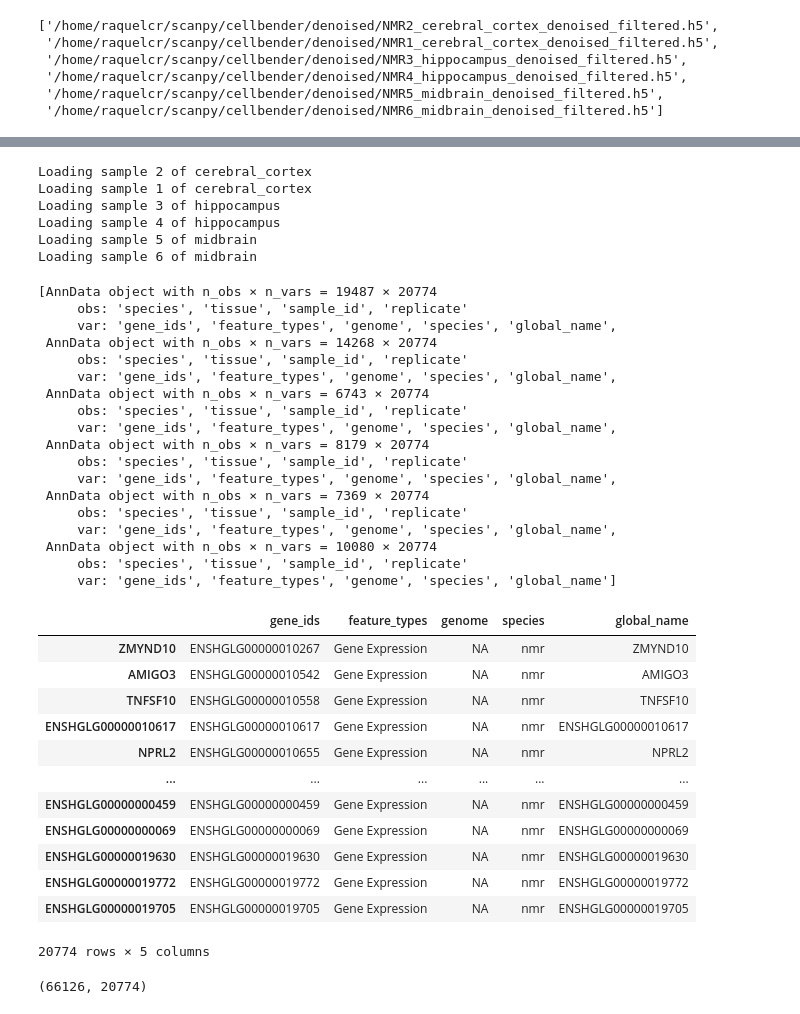
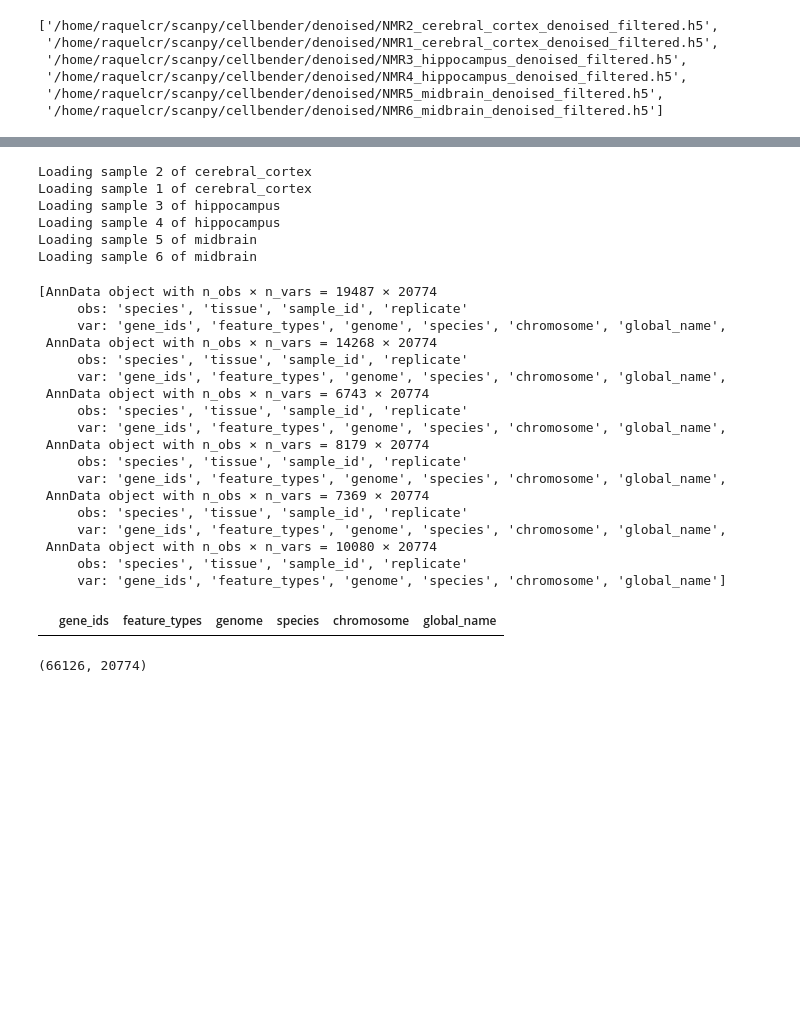
Before and after one commit to raqcoss/NMR-snRNA-seq, a Jupyter notebook: scanpy/merge_data.ipynb, the cells around one changed output, grey strips where cells are left out. Drawn from its saved outputs; the diff is of its cells as text; code cells hidden in the pictures; blank space fills up the shorter version.

```diff
--- a/scanpy/merge_data.ipynb
+++ b/scanpy/merge_data.ipynb
@@ -627,3 +629,7 @@ nmr_files
  '/home/raquelcr/scanpy/cellbender/denoised/NMR4_hippocampus_denoised_filtered.h5',
  '/home/raquelcr/scanpy/cellbender/denoised/NMR5_midbrain_denoised_filtered.h5',
  '/home/raquelcr/scanpy/cellbender/denoised/NMR6_midbrain_denoised_filtered.h5']
+# %%
+# Load gene otholog reference table (adapted with `gene_reference.ipynb`)
+gene_reference = pd.read_csv('/home/raquelcr/NMR-snRNA-seq/orthology/nmr_human_orthology.csv')
+gene_reference.head()
@@ -646,6 +659,7 @@ gene_reference
 # %%
 nmr_adatas = []
-nmr_gene_map = dict(zip(gene_reference['NMR gene name'], gene_reference['Global_name']))
+nmr_gene_map = dict(zip(gene_reference['nmr_gene_acc'], gene_reference['human_gene_name']))
+nmr_gene_chr_map = dict(zip(gene_reference['nmr_gene_acc'],gene_reference['nmr_chr']))
 
 for file in nmr_files:
     # CellBender output should be read with read_10x_h5
@@ -668,8 +682,10 @@ for file in nmr_files:
     adata.obs['replicate'] = (int(sample_id)+1)%2+1
 
     # Map NMR gene IDs to global names
-    adata.var['global_name'] = adata.var_names.map(nmr_gene_map)
-
+    adata.var['genome'] = 'HetGla_female1'
+    adata.var['chromosome'] = adata.var['gene_ids'].map(nmr_gene_chr_map)
+    adata.var['global_name'] = adata.var['gene_ids'].map(nmr_gene_map)
+    adata.var['global_name'].fillna(pd.Series(adata.var.index, index=adata.var.index), inplace=True)
     nmr_adatas.append(adata)
 
 nmr_adatas
@@ -682,35 +698,23 @@ Loading sample 5 of midbrain
 Loading sample 6 of midbrain
 [AnnData object with n_obs × n_vars = 19487 × 20774
      obs: 'species', 'tissue', 'sample_id', 'replicate'
-     var: 'gene_ids', 'feature_types', 'genome', 'species', 'global_name',
+     var: 'gene_ids', 'feature_types', 'genome', 'species', 'chromosome', 'global_name',
  AnnData object with n_obs × n_vars = 14268 × 20774
      obs: 'species', 'tissue', 'sample_id', 'replicate'
-     var: 'gene_ids', 'feature_types', 'genome', 'species', 'global_name',
+     var: 'gene_ids', 'feature_types', 'genome', 'species', 'chromosome', 'global_name',
  AnnData object with n_obs × n_vars = 6743 × 20774
      obs: 'species', 'tissue', 'sample_id', 'replicate'
-     var: 'gene_ids', 'feature_types', 'genome', 'species', 'global_name',
+     var: 'gene_ids', 'feature_types', 'genome', 'species', 'chromosome', 'global_name',
  AnnData object with n_obs × n_vars = 8179 × 20774
      obs: 'species', 'tissue', 'sample_id', 'replicate'
-     var: 'gene_ids', 'feature_types', 'genome', 'species', 'global_name',
+     var: 'gene_ids', 'feature_types', 'genome', 'species', 'chromosome', 'global_name',
  AnnData object with n_obs × n_vars = 7369 × 20774
      obs: 'species', 'tissue', 'sample_id', 'replicate'
-     var: 'gene_ids', 'feature_types', 'genome', 'species', 'global_name',
+     var: 'gene_ids', 'feature_types', 'genome', 'species', 'chromosome', 'global_name',
  AnnData object with n_obs × n_vars = 10080 × 20774
      obs: 'species', 'tissue', 'sample_id', 'replicate'
-     var: 'gene_ids', 'feature_types', 'genome', 'species', 'global_name']
+     var: 'gene_ids', 'feature_types', 'genome', 'species', 'chromosome', 'global_name']
 # %%
-nmr_adatas[0].var
+nmr_adatas[0].var[nmr_adatas[0].var['global_name'].isna()]
 # %% [output]
-|  | gene_ids | feature_types | genome | species | global_name |
-| ZMYND10 | ENSHGLG00000010267 | Gene Expression | NA | nmr | ZMYND10 |
-| AMIGO3 | ENSHGLG00000010542 | Gene Expression | NA | nmr | AMIGO3 |
-| TNFSF10 | ENSHGLG00000010558 | Gene Expression | NA | nmr | TNFSF10 |
-| ENSHGLG00000010617 | ENSHGLG00000010617 | Gene Expression | NA | nmr | ENSHGLG00000010617 |
-| NPRL2 | ENSHGLG00000010655 | Gene Expression | NA | nmr | NPRL2 |
-| ... | ... | ... | ... | ... | ... |
-| ENSHGLG00000000459 | ENSHGLG00000000459 | Gene Expression | NA | nmr | ENSHGLG00000000459 |
-| ENSHGLG00000000069 | ENSHGLG00000000069 | Gene Expression | NA | nmr | ENSHGLG00000000069 |
-| ENSHGLG00000019630 | ENSHGLG00000019630 | Gene Expression | NA | nmr | ENSHGLG00000019630 |
-| ENSHGLG00000019772 | ENSHGLG00000019772 | Gene Expression | NA | nmr | ENSHGLG00000019772 |
-| ENSHGLG00000019705 | ENSHGLG00000019705 | Gene Expression | NA | nmr | ENSHGLG00000019705 |
+|  | gene_ids | feature_types | genome | species | chromosome | global_name |
-20774 rows × 5 columns
```
Also changed, not shown: parts of 12 cells of this notebook, 19 other files.
